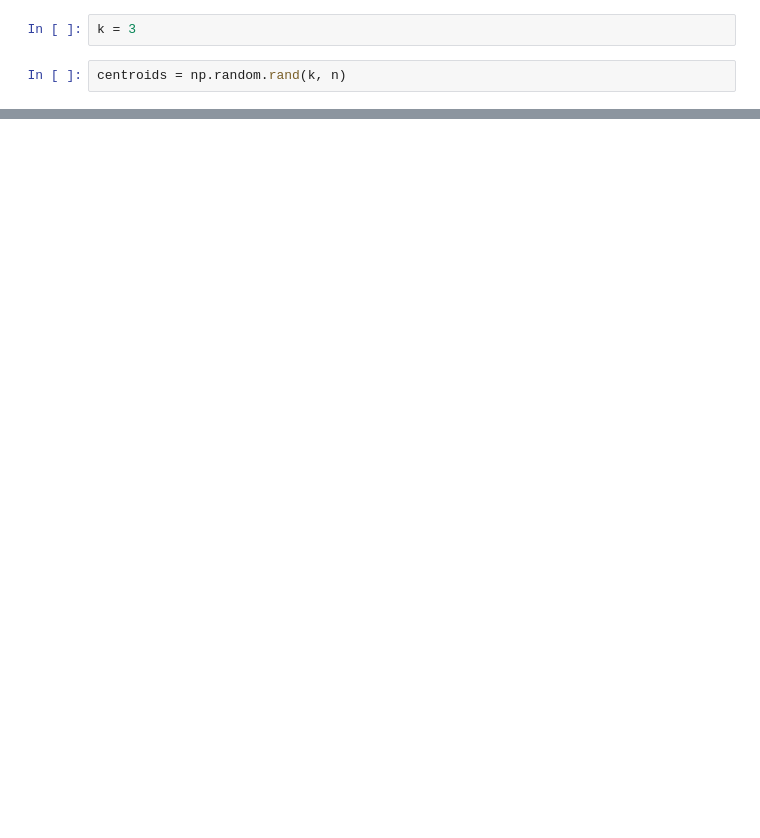
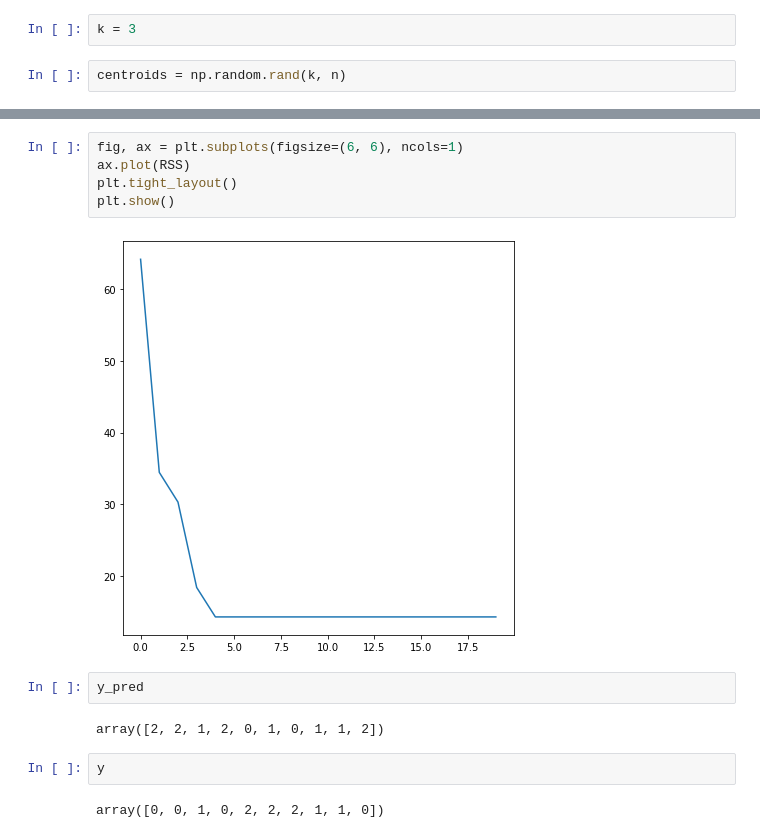
Before and after one commit to afflint/mastercobra, a Jupyter notebook: kmeans.ipynb, the cells around one changed output, grey strips where cells are left out. Cells and saved outputs as stored; diff of their text form; blank space fills up the shorter version.

```diff
--- a/kmeans.ipynb
+++ b/kmeans.ipynb
@@ -27,0 +89,15 @@ centroids = np.random.rand(k, n)
+# %%
+fig, ax = plt.subplots(figsize=(6, 6), ncols=1)
+ax.plot(RSS)
+plt.tight_layout()
+plt.show()
+# %% [output]
+[figure, added]
+# %%
+y_pred
+# %% [output]
+array([2, 2, 1, 2, 0, 1, 0, 1, 1, 2])
+# %%
+y
+# %% [output]
+array([0, 0, 1, 0, 2, 2, 2, 1, 1, 0])
```
Also changed, not shown: parts of 30 cells of this notebook, 1 other file.
